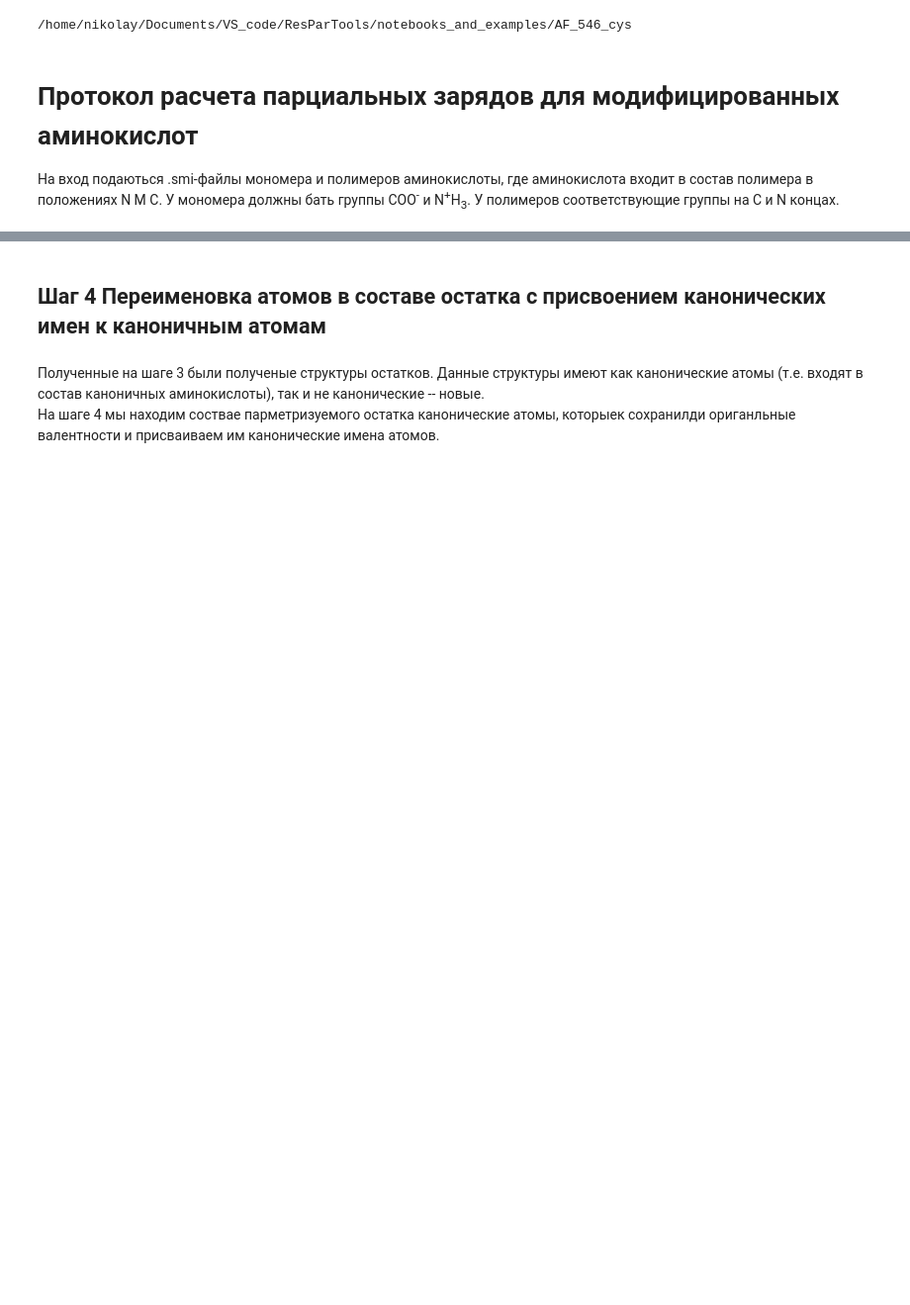
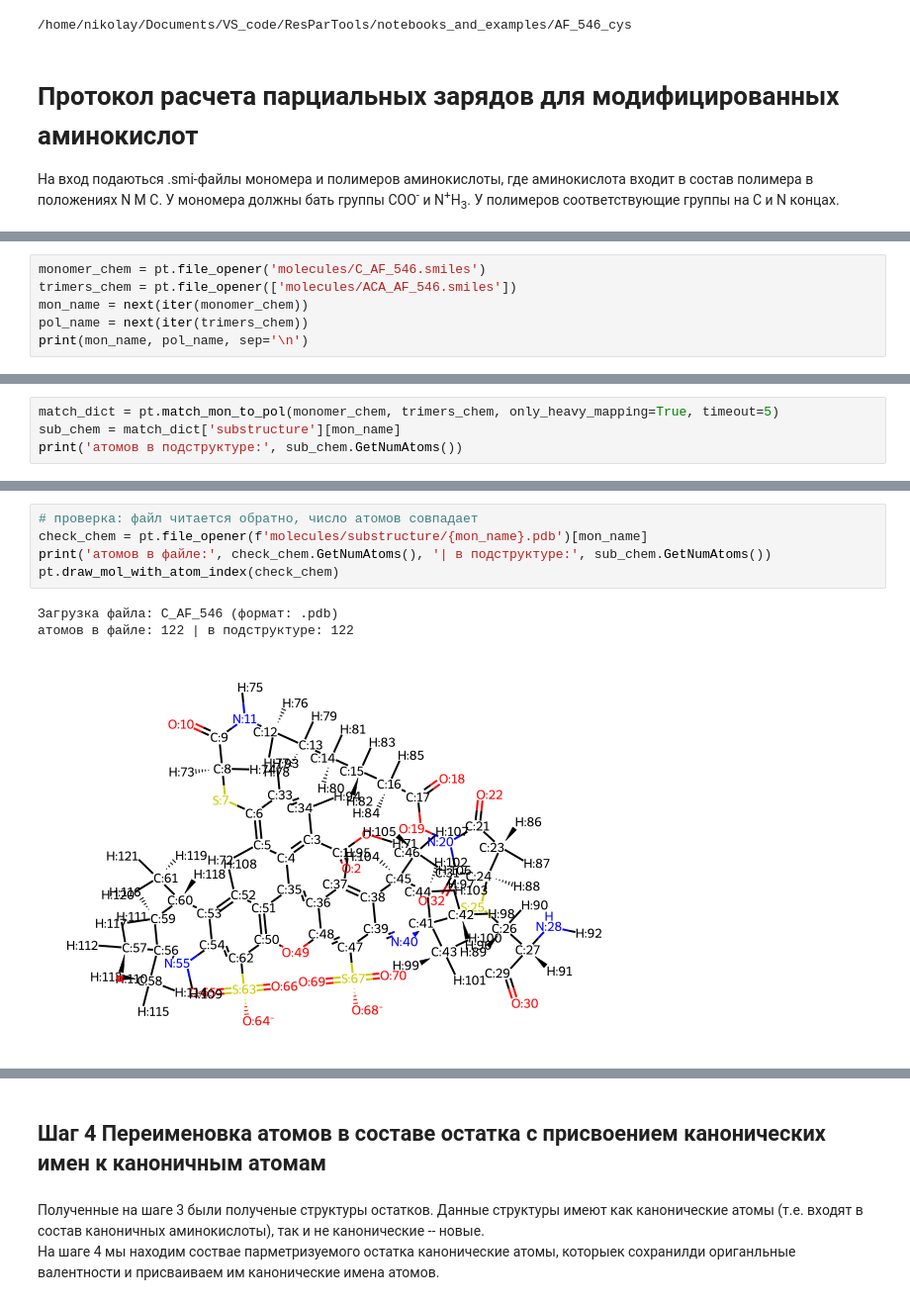
Before and after one commit to intbio/ResParTools, a Jupyter notebook: notebooks_and_examples/AF_546_cys/1_charge_calculation.ipynb, the cells around one changed output, grey strips where cells are left out. Shown at 99% size. Saved outputs shown, nothing was run; the diff lists cells and outputs as text; blank space fills up the shorter version.

```diff
--- a/notebooks_and_examples/AF_546_cys/1_charge_calculation.ipynb
+++ b/notebooks_and_examples/AF_546_cys/1_charge_calculation.ipynb
@@ -254,0 +54,6 @@ FileNotFoundError: [Errno 2] No such file or directory: 'C_AF546/molecules/subst
+# %%
+monomer_chem = pt.file_opener('molecules/C_AF_546.smiles')
+trimers_chem = pt.file_opener(['molecules/ACA_AF_546.smiles'])
+mon_name = next(iter(monomer_chem))
+pol_name = next(iter(trimers_chem))
+print(mon_name, pol_name, sep='\n')
@@ -254,0 +68,4 @@ FileNotFoundError: [Errno 2] No such file or directory: 'C_AF546/molecules/subst
+# %%
+match_dict = pt.match_mon_to_pol(monomer_chem, trimers_chem, only_heavy_mapping=True, timeout=5)
+sub_chem = match_dict['substructure'][mon_name]
+print('атомов в подструктуре:', sub_chem.GetNumAtoms())
@@ -254,0 +91,9 @@ FileNotFoundError: [Errno 2] No such file or directory: 'C_AF546/molecules/subst
+# %%
+# проверка: файл читается обратно, число атомов совпадает
+check_chem = pt.file_opener(f'molecules/substructure/{mon_name}.pdb')[mon_name]
+print('атомов в файле:', check_chem.GetNumAtoms(), '| в подструктуре:', sub_chem.GetNumAtoms())
+pt.draw_mol_with_atom_index(check_chem)
+# %% [output]
+Загрузка файла: C_AF_546 (формат: .pdb)
+атомов в файле: 122 | в подструктуре: 122
+[figure, added]
```
Also changed, not shown: parts of 49 cells of this notebook, 4 other files.
